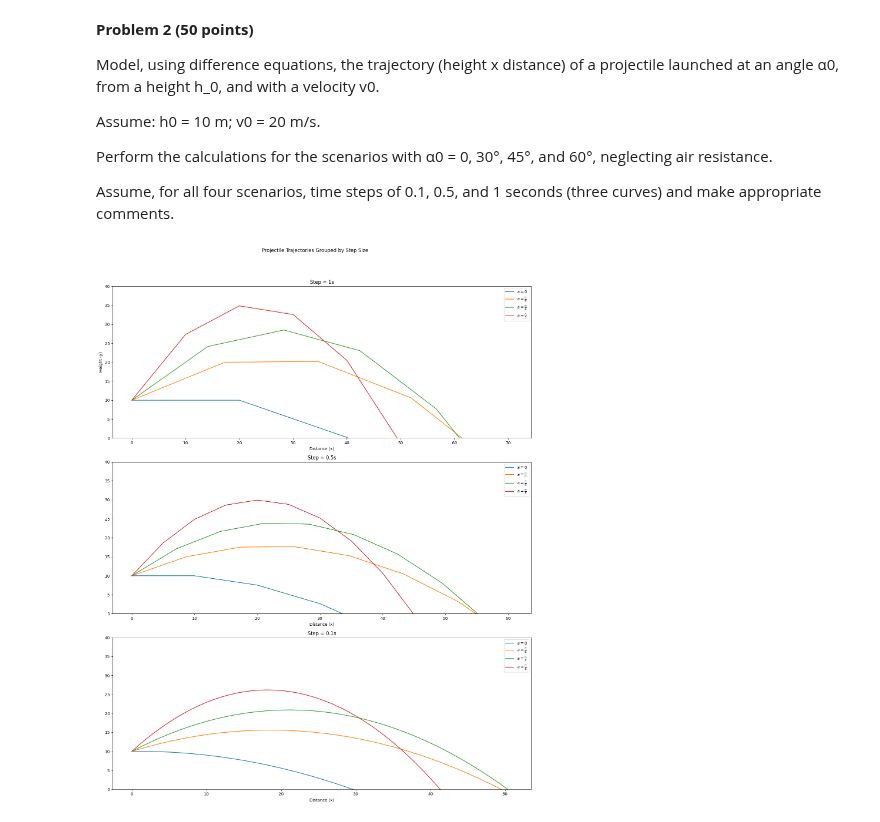
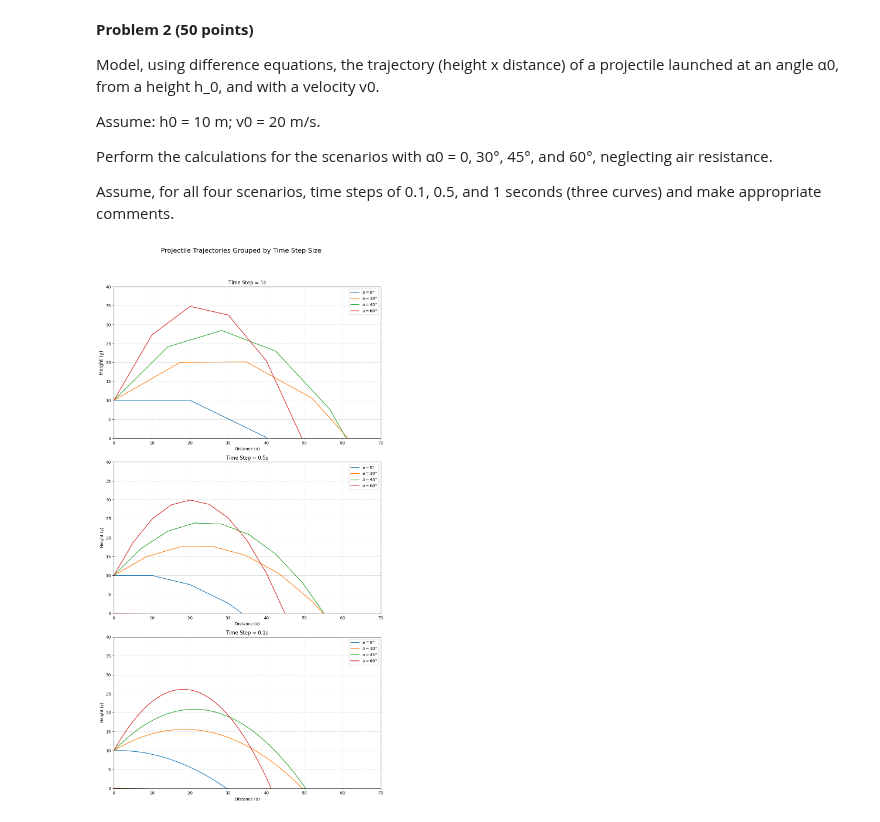
Before and after one commit to saulosgil/Disciplina_Modelagem-e-simula--o-de-sistemas, a Jupyter notebook: exercises/SE01/SE01_SauloGil.ipynb, the cells around one changed output. Cells and saved outputs as stored; diff of their text form; code cells hidden in the pictures.

```diff
--- a/exercises/SE01/SE01_SauloGil.ipynb
+++ b/exercises/SE01/SE01_SauloGil.ipynb
@@ -98,34 +122,39 @@ def discrete_difference_model_trajectory(a, v0 = 20, step=0.1, max_time=20, g=9.
 # %%
 
 # Define the angles and their string representations in terms of pi
 angles = [
-    (0, "0"),
-    (np.pi / 6, r"\frac{\pi}{6}"),
-    (np.pi / 4, r"\frac{\pi}{4}"),
-    (np.pi / 3, r"\frac{\pi}{3}")
+    (0, "0°"),
+    (np.pi / 6, "30°"),
+    (np.pi / 4, "45°"),
+    (np.pi / 3, "60°")
 ]
+
+# Define the step sizes to be used
 steps = [1, 0.5, 0.1]
 
-fig, axs = plt.subplots(3, 1, figsize=(15, 20), sharey=True)
+# Create subplots for each step size
+fig, axs = plt.subplots(3, 1, figsize=(10, 20), sharey=True)
+
 for idx, step in enumerate(steps):
     ax = axs[idx]
     for a, a_label in angles:
         v_x, v_y, x, y = discrete_difference_model_trajectory(a=a, step=step)
-        v_x = np.array(tuple(v_x.values()))
-        v_y = np.array(tuple(v_y.values()))
-        x = np.array(tuple(x.values()))
-        y = np.array(tuple(y.values()))
         label = f"$a={a_label}$"
         ax.plot(x, y, label=label)
     ax.set_xlabel("Distance (x)")
+    ax.set_ylabel("Height (y)")
+    ax.grid(True, linestyle="--", alpha=0.6) # Add grid to the plot
+
     if idx == 0:
-        ax.set_ylabel("Height (y)")
-    ax.set_title(f"Step = {step}s")
+        ax.set_ylabel("Height (y)", fontsize=12)
+    ax.set_title(f"Time Step = {step}s", fontsize=12)
     ax.legend()
     ax.set_ylim([0, 40])  # Set y-axis limits to [0, 40]
+    ax.set_xlim([0, 70])  # Set x-axis limits to [0, 70]
 
-fig.suptitle("Projectile Trajectories Grouped by Step Size")
+fig.suptitle("Projectile Trajectories Grouped by Time Step Size", fontsize=16)
 plt.tight_layout(rect=[0, 0.03, 1, 0.95])
+
 plt.show()
 # %% [output]
-[figure, old version]
+[figure, new version]
```
Also changed, not shown: parts of 3 cells of this notebook.
